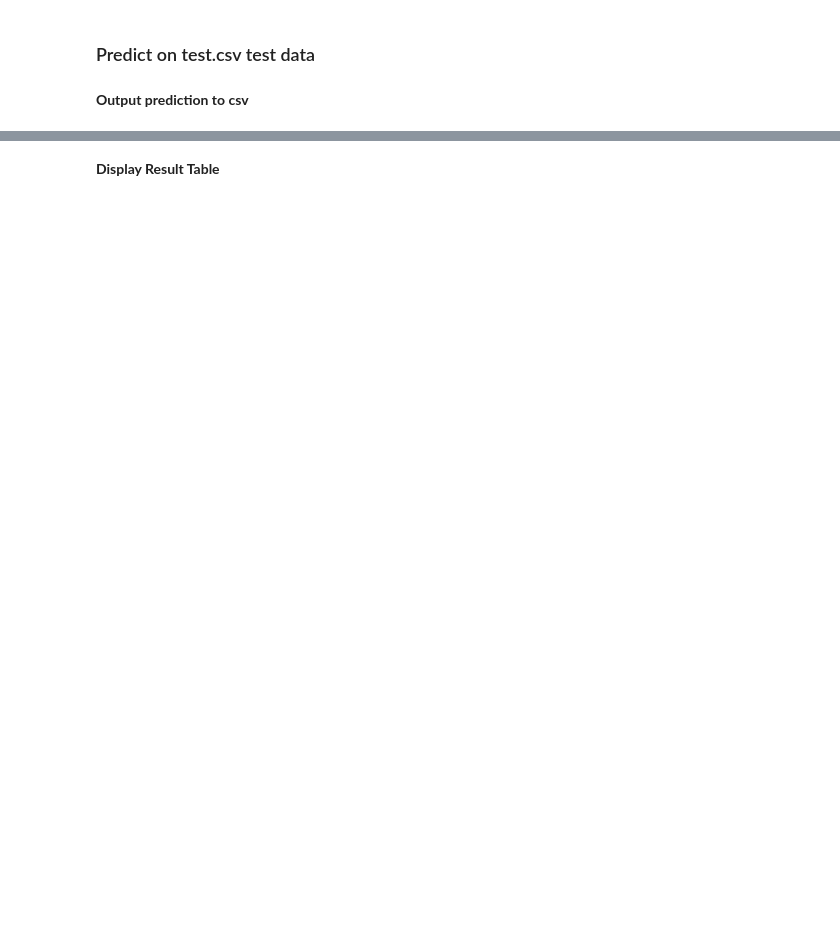
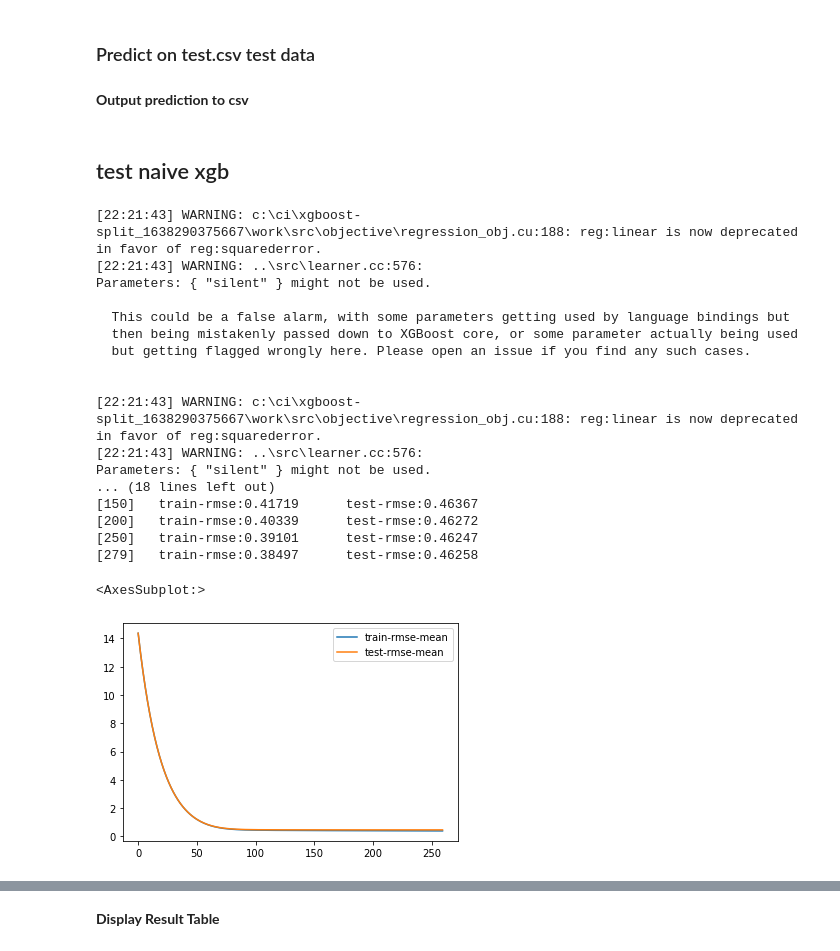
Before and after one commit to shernaliu/cz4041-machine-learning, a Jupyter notebook: code/FeatureEngineering.ipynb, the cells around one changed output, grey strips where cells are left out. Drawn from its saved outputs; the diff is of its cells as text; code cells hidden in the pictures; blank space fills up the shorter version.

Commit message:
test naive xgb wip

```diff
--- a/code/FeatureEngineering.ipynb
+++ b/code/FeatureEngineering.ipynb
@@ -1003,3 +817,5 @@ if not os.path.exists("./output_models"):
 
 # write id and predicted price_doc columns to csv
 testAdB[["id", "price_doc"]].to_csv("./output_models/output_adaboost.csv", index = False)
+# %% [markdown]
+## test naive xgb
@@ -1005,0 +884,24 @@ testAdB[["id", "price_doc"]].to_csv("./output_models/output_adaboost.csv", index
+# %%
+cv_output = xgb.cv(xgb_params, dtrain, num_boost_round=1000, early_stopping_rounds=20,
+    verbose_eval=50, show_stdv=False)
+cv_output[['train-rmse-mean', 'test-rmse-mean']].plot()
+# %% [output]
+[22:21:43] WARNING: c:\ci\xgboost-split_1638290375667\work\src\objective\regression_obj.cu:188: reg:linear is now deprecated in favor of reg:squarederror.
+[22:21:43] WARNING: ..\src\learner.cc:576:
+Parameters: { "silent" } might not be used.
+
+  This could be a false alarm, with some parameters getting used by language bindings but
+  then being mistakenly passed down to XGBoost core, or some parameter actually being used
+  but getting flagged wrongly here. Please open an issue if you find any such cases.
+
+
+[22:21:43] WARNING: c:\ci\xgboost-split_1638290375667\work\src\objective\regression_obj.cu:188: reg:linear is now deprecated in favor of reg:squarederror.
+[22:21:43] WARNING: ..\src\learner.cc:576:
+Parameters: { "silent" } might not be used.
+... (18 lines left out)
+[150]   train-rmse:0.41719      test-rmse:0.46367
+[200]   train-rmse:0.40339      test-rmse:0.46272
+[250]   train-rmse:0.39101      test-rmse:0.46247
+[279]   train-rmse:0.38497      test-rmse:0.46258
+<AxesSubplot:>
+[figure, added]
```
Also changed, not shown: parts of 43 cells of this notebook.
